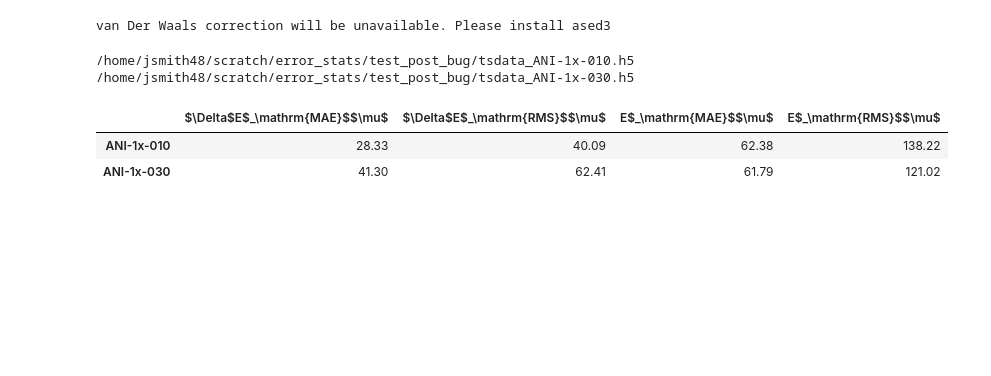
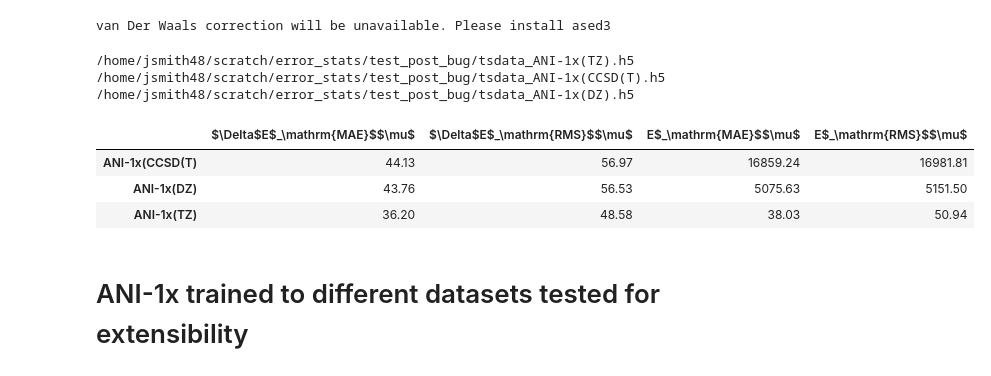
Before and after one commit to Jussmith01/ANI-Tools, a Jupyter notebook: notebooks/evaluate_tsdata.ipynb, the cells around one changed output. Cells and saved outputs as stored; diff of their text form; code cells hidden in the pictures; blank space fills up the shorter version.

```diff
--- a/notebooks/evaluate_tsdata.ipynb
+++ b/notebooks/evaluate_tsdata.ipynb
@@ -30,10 +30,10 @@ tex_store = "/home/jsmith48/scratch/error_stats/AllTests_results.tex"
 efiles = [errdir+f for f in os.listdir(errdir)]
 tsname = ['DrugBank',
           'Tripeptide',
-          'GDB07to09',
+          #'GDB07to09',
           'MDBenchmark',
-          'GDB10to13',
-          's66x8',
+          #'GDB10to13',
+          #'s66x8',
          ]
 
 '''
@@ -56,19 +56,23 @@ tsname = ['DrugBk (SFCl)',
 for i in efiles:
     print(i)
 # %% [output]
-/home/jsmith48/scratch/error_stats/test_post_bug/tsdata_ANI-1x-010.h5
-/home/jsmith48/scratch/error_stats/test_post_bug/tsdata_ANI-1x-030.h5
+/home/jsmith48/scratch/error_stats/test_post_bug/tsdata_ANI-1x(TZ).h5
+/home/jsmith48/scratch/error_stats/test_post_bug/tsdata_ANI-1x(CCSD(T).h5
+/home/jsmith48/scratch/error_stats/test_post_bug/tsdata_ANI-1x(DZ).h5
 # %%
 eed = aes.evaluate_ensemble_data(efiles)
-eed.get_totalerrorperatom_table(['DrugBank'])
+eed.get_totalerrorperatom_table(['MDBenchmark'])
 # %% [output]
 |  | $\Delta$E$_\mathrm{MAE}$$\mu$ | $\Delta$E$_\mathrm{RMS}$$\mu$ | E$_\mathrm{MAE}$$\mu$ | E$_\mathrm{RMS}$$\mu$ |
-| ANI-1x-010 | 28.33 | 40.09 | 62.38 | 138.22 |
-| ANI-1x-030 | 41.30 | 62.41 | 61.79 | 121.02 |
+| ANI-1x(CCSD(T) | 44.13 | 56.97 | 16859.24 | 16981.81 |
+| ANI-1x(DZ) | 43.76 | 56.53 | 5075.63 | 5151.50 |
+| ANI-1x(TZ) | 36.20 | 48.58 | 38.03 | 50.94 |
 # %%
 #eed.get_ntwrk_error_table('0707.0001.0400')
 # %%
 #eed.get_ntwrk_error_table('0707.0001.0402')
 # %%
 #eed.get_ntwrk_error_table('0707.0001.0408')
+# %% [markdown]
+# ANI-1x trained to different datasets tested for extensibility
 # %%
```
Also changed, not shown: parts of 10 cells of this notebook, 9 other files.
